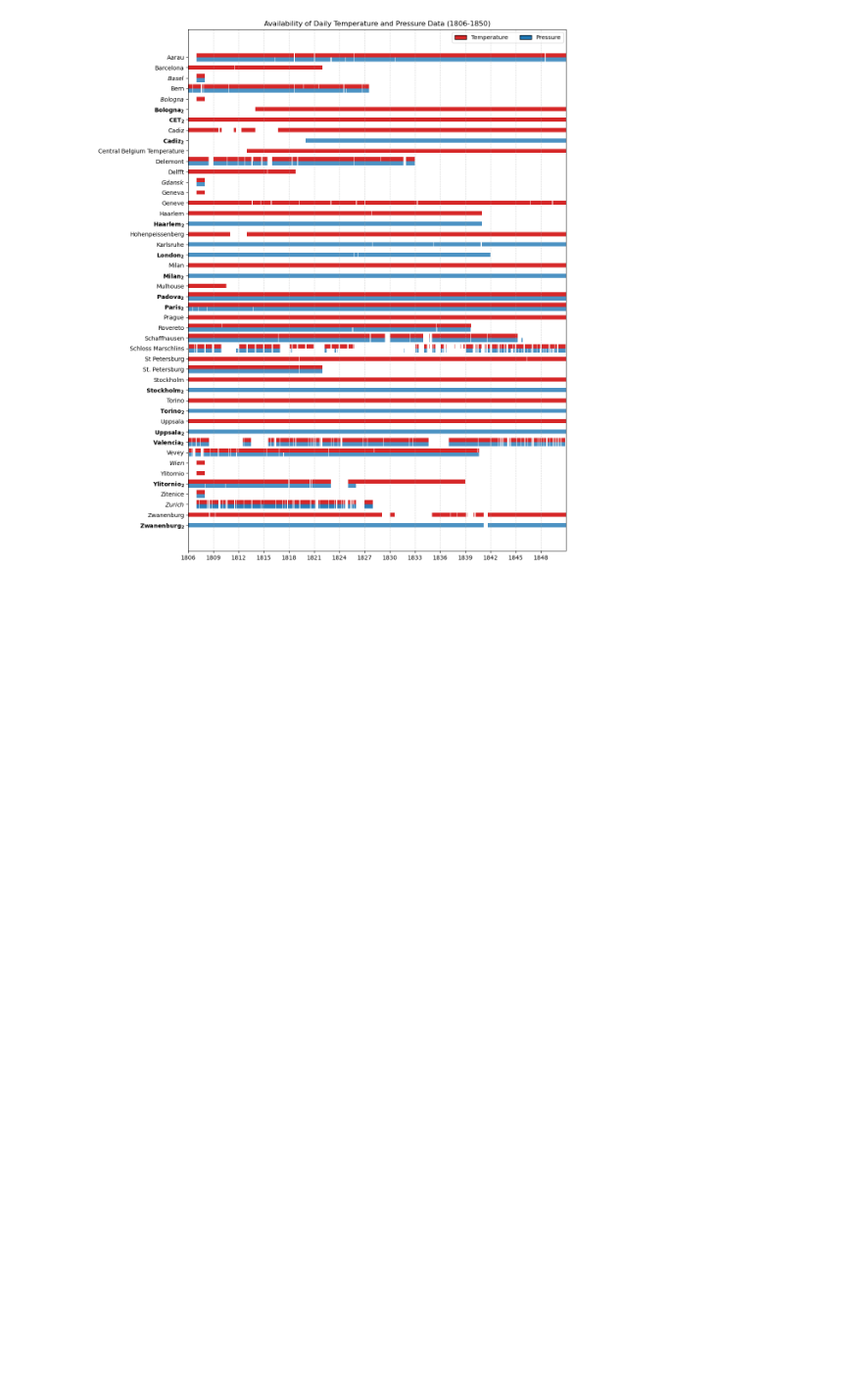
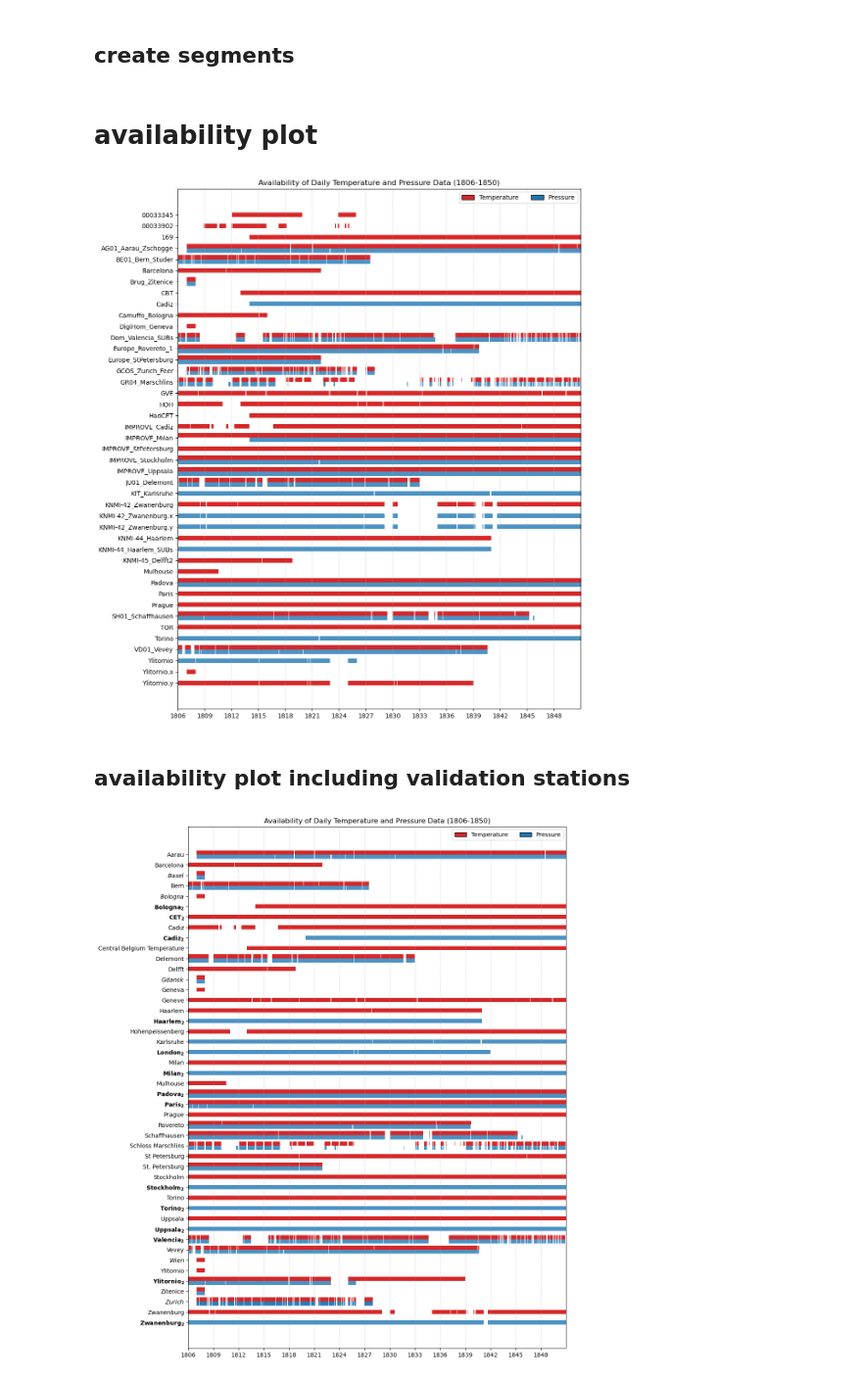
Before and after one commit to carlotatrx/dataprep, a Jupyter notebook: dates_span_availability_plot.ipynb, the cells around one changed output. Shown: that part at 98% size. Drawn from its saved outputs; the diff is of its cells as text; code cells hidden in the pictures; blank space fills up the shorter version.

Commit message:
data availability barplot

```diff
--- a/dates_span_availability_plot.ipynb
+++ b/dates_span_availability_plot.ipynb
@@ -117,3 +140,5 @@ df_p_all  = df_p.join(dfs['PRMSL'], how='outer')
+# %% [markdown]
+## create segments
 # %%
 # Function to extract continuous non-NaN segments
 def get_segments(df, date_col='Date'):
@@ -121,7 +146,9 @@ def get_segments(df, date_col='Date'):
 
     # make sure index is 'Date'
     if df.index.name != 'Date':
-        raise ValueError("'Date' must be set as the index of dataframe.")
+        df = df.set_index(['Date'])
+        df = df.drop(columns={'Year','Month','Day'})
+        # raise ValueError("'Date' must be set as the index of dataframe.")
 
     for station in df.columns:
         data = df[[station]].dropna().reset_index()
@@ -135,17 +162,70 @@ def get_segments(df, date_col='Date'):
 # Get the actual non-NaN segments
 segments_ta       = get_segments(df_ta_all)
 segments_p        = get_segments(df_p_all)
-segments_ta_valid = get_segments(df_ta_validation)
-segments_p_valid  = get_segments(df_p_validation)
 
 # unique station names
 stations_ta       = set([s[0] for s in segments_ta])
 stations_p        = set([s[0] for s in segments_p])
-stations_ta_valid = set([s[0] for s in segments_ta_valid])
-stations_p_valid  = set([s[0] for s in segments_p_valid])
 
-stations_all = sorted(set(stations_ta | stations_p | stations_ta_valid | stations_p_valid),
+stations_all = sorted(set(stations_ta | stations_p),
                       reverse=True)
+
+# uncomment to include stations in validation set
+
+# stations_ta_valid = set([s[0] for s in segments_ta_valid])
+# stations_p_valid  = set([s[0] for s in segments_p_valid])
+# segments_ta_valid = get_segments(df_ta_validation)
+# segments_p_valid  = get_segments(df_p_validation)
+# stations_all = sorted(set(stations_ta | stations_p | stations_ta_valid | stations_p_valid),
+                      #reverse=True)
+# %% [markdown]
+# availability plot
+# %%
+offset = 0.4  # Base offset
+station_positions = {station: i for i, station in enumerate(stations_all)}
+
+fig, ax = plt.subplots(figsize=(12, len(stations_all) * 0.3))
+plt.subplots_adjust(left=0.2, right=0.95, top=0.95, bottom=0.05)  # More space on the left, less on the right, top, and bottom
+
+ax.set_xlim(pd.Timestamp("1806-01-01"), pd.Timestamp("1850-12-31"))
+
+# Plot Pressure Data
+for station, start, end in segments_p:
+    # Shift down if both temperature and pressure exist
+    position = station_positions[station] if station not in (stations_ta) else station_positions[station] - offset / 2
+    ax.barh(position, width=(end - start).days, left=start,
+            color='tab:blue', height=.4, align='center', alpha=0.8)
+
+# Plot Temperature Data
+for station, start, end in segments_ta:
+    # Shift up if both temperature and pressure exist
+    position = station_positions[station] if station not in (stations_p) else station_positions[station] + offset / 2
+    ax.barh(position, width=(end - start).days, left=start, color='tab:red', height=0.4)
+
+legend_elements = [
+    Patch(facecolor='tab:red', edgecolor='black', label='Temperature'),
+    Patch(facecolor='tab:blue', edgecolor='black', label='Pressure')
+]
+ax.legend(handles=legend_elements, loc='upper right', ncol=2)
+
+ax.xaxis.set_major_locator(mdates.YearLocator(3))
+ax.xaxis.set_major_formatter(mdates.DateFormatter('%Y'))
+
+# Modify y-tick labels
+yticks = [station_positions[st] for st in stations_all]
+
+ax.set_yticks(yticks)
+ax.set_yticklabels(stations_all)
+
+ax.set_title("Availability of Daily Temperature and Pressure Data (1806-1850)")
+ax.grid(axis='x', linestyle='--', alpha=0.5)
+
+plt.savefig('/home/ccorbella/scratch2_symboliclink/code/KF_assimilation/output/data_availability_plot3.png')
+plt.show()
+# %% [output]
+[figure, added]
+# %% [markdown]
+## availability plot including validation stations
 # %%
 offset = 0.4  # Base offset
 station_positions = {station: i for i, station in enumerate(stations_all)}
```
Also changed, not shown: parts of 3 cells of this notebook, 5 other files.
